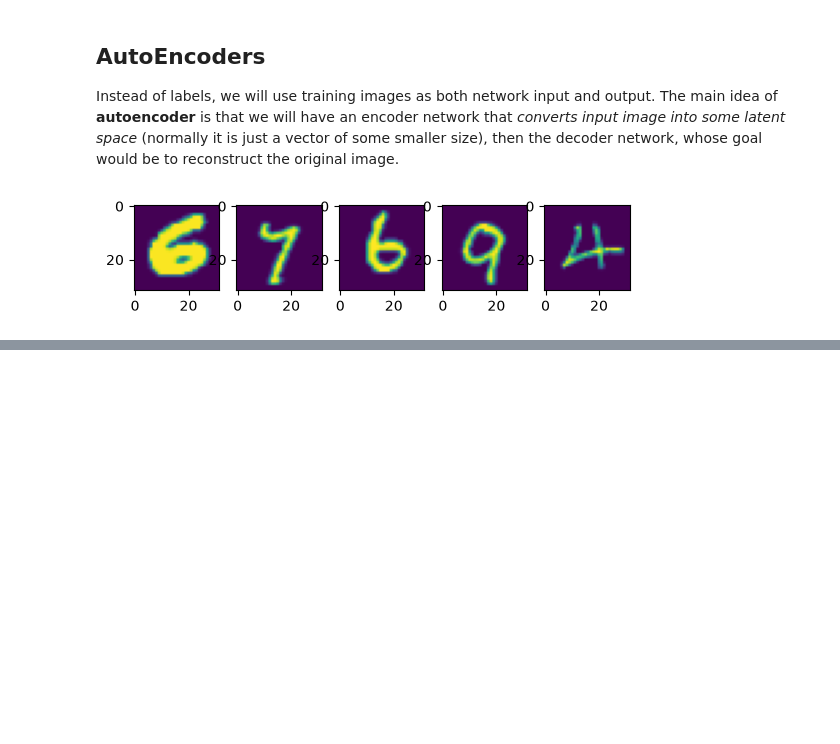
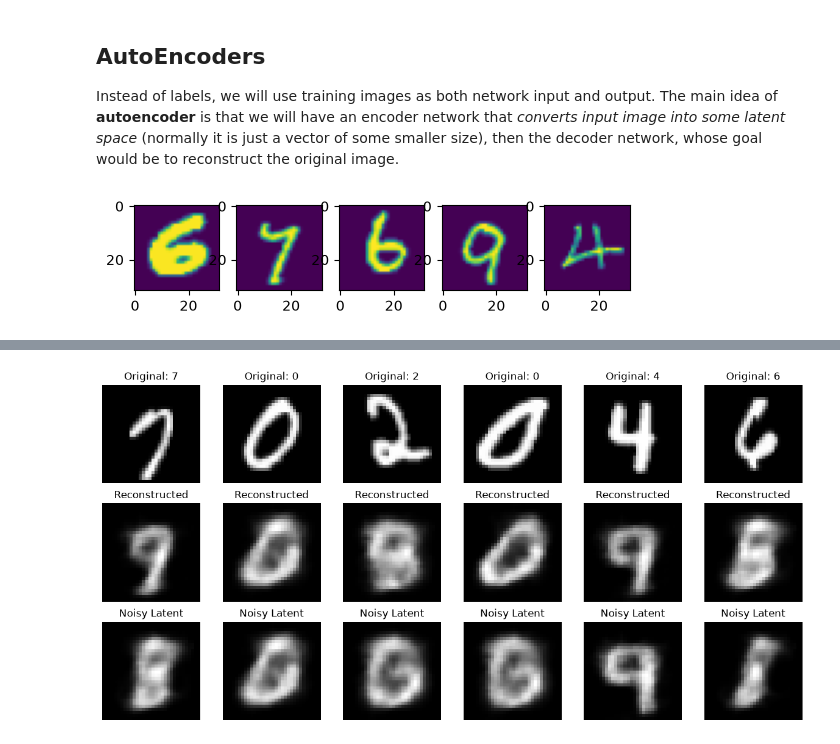
Before and after one commit to tonicuti/practice-python-framework, a Jupyter notebook: computer_vision/AutoEncoders/AE_pytorch.ipynb, the cells around one changed output, grey strips where cells are left out. Drawn from its saved outputs; the diff is of its cells as text; code cells hidden in the pictures; blank space fills up the shorter version.

```diff
--- a/computer_vision/AutoEncoders/AE_pytorch.ipynb
+++ b/computer_vision/AutoEncoders/AE_pytorch.ipynb
@@ -228,0 +341,41 @@ plotn(plots, predictions)
+# %%
+def visualize_noise_effect(model, dataset, num_samples=5, noise_scale=1.5):
+    model.eval()
+    fig, axes = plt.subplots(3, num_samples, figsize=(num_samples * 2, 6))
+
+    with torch.no_grad():
+        for i in range(num_samples):
+            # Get original image
+            img, label = dataset[i]
+            img_input = img.unsqueeze(0).to(device)
+
+            # Encode and decode original
+            reconstructed, latent = model(img_input)
+
+            # Add noise to latent space and decode
+            noise = torch.randn_like(latent) * noise_scale
+            noisy_latent = latent + noise
+            noisy_reconstructed = model.decoder(noisy_latent)
+
+            # Plot Original
+            axes[0, i].imshow(img.squeeze(), cmap='gray')
+            axes[0, i].set_title(f"Original: {label}")
+            axes[0, i].axis('off')
+
+            # Plot Reconstructed
+            axes[1, i].imshow(reconstructed.cpu().squeeze(), cmap='gray')
+            axes[1, i].set_title("Reconstructed")
+            axes[1, i].axis('off')
+
+            # Plot Noisy Reconstruction
+            axes[2, i].imshow(noisy_reconstructed.cpu().squeeze(), cmap='gray')
+            axes[2, i].set_title(f"Noisy Latent")
+            axes[2, i].axis('off')
+
+    plt.tight_layout()
+    plt.show()
+
+# Run the visualization
+visualize_noise_effect(model, test_dataset, num_samples=6, noise_scale=0.5)
+# %% [output]
+[figure, added]
```
Also changed, not shown: parts of 19 cells of this notebook.
